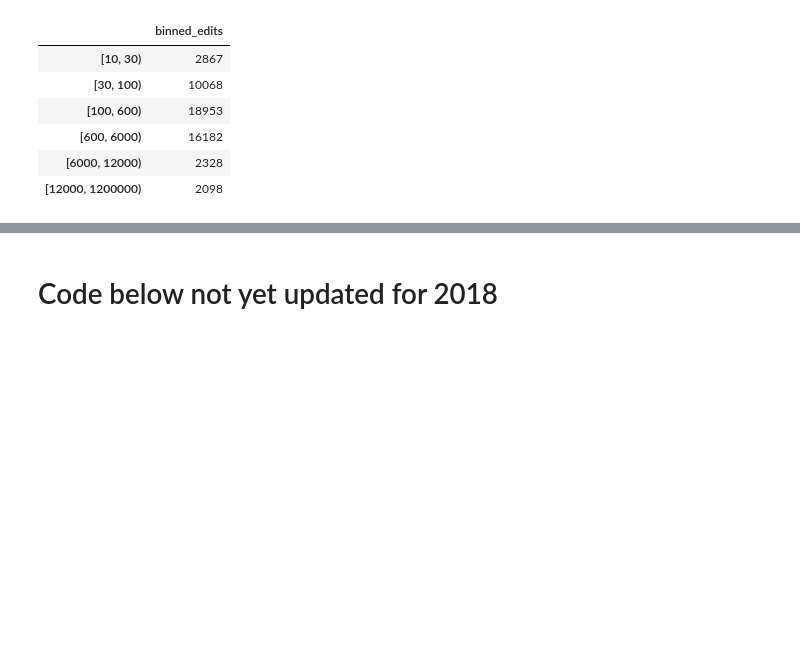
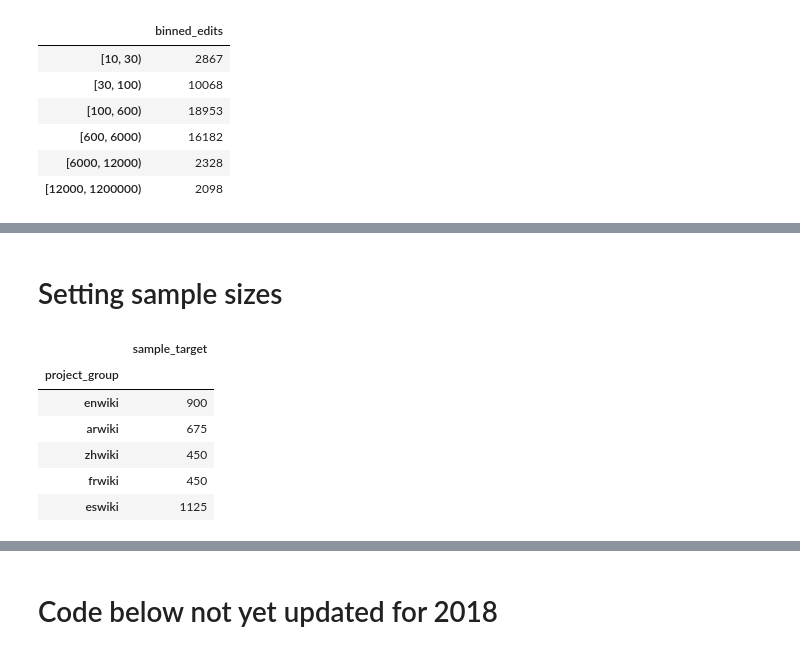
Before and after one commit to wikimedia-research/Community-Insights-sampling, a Jupyter notebook: sampling.ipynb, the cells around one changed output, grey strips where cells are left out. Drawn from its saved outputs; the diff is of its cells as text; code cells hidden in the pictures; blank space fills up the shorter version.

```diff
--- a/sampling.ipynb
+++ b/sampling.ipynb
@@ -114,3 +114,16 @@ frame.groupby(["group", "binned_edits"]).size().unstack()
 | weur_wps | 94 | 288 | 563 | 645 | 104 | 90 |
 | wikidata | 2 | 32 | 82 | 103 | 37 | 80 |
 | zhwiki | 91 | 352 | 782 | 547 | 60 | 47 |
+# %% [markdown]
+# Setting sample sizes
+# %%
+targets = pd.read_table("project-group-sample-targets.tsv").set_index("project_group")
+targets.head()
+# %% [output]
+|  | sample_target |
+| project_group |  |
+| enwiki | 900 |
+| arwiki | 675 |
+| zhwiki | 450 |
+| frwiki | 450 |
+| eswiki | 1125 |
```
Also changed, not shown: parts of 20 cells of this notebook.
